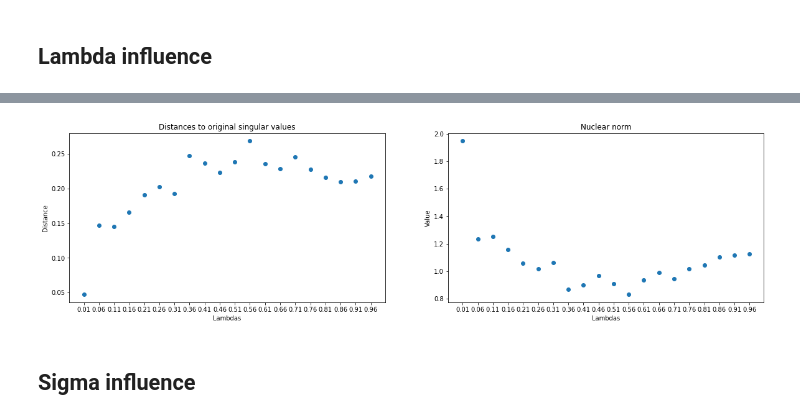
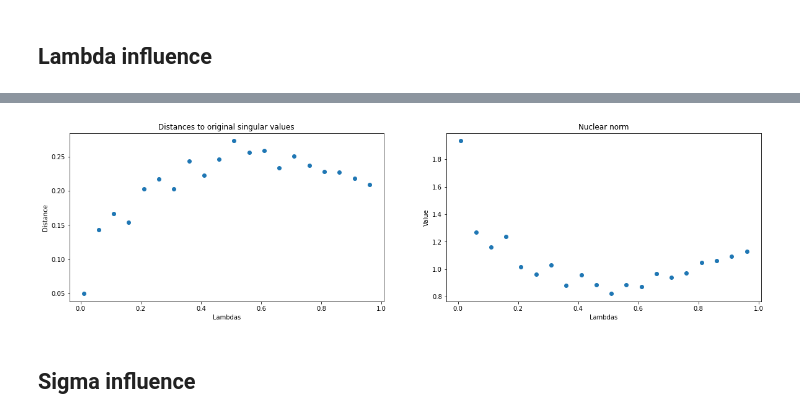
Before and after one commit to g-peltier/compress_project, a Jupyter notebook: scripts/Final.ipynb, the cells around one changed output, grey strips where cells are left out. Drawn from its saved outputs; the diff is of its cells as text; code cells hidden in the pictures.

```diff
--- a/scripts/Final.ipynb
+++ b/scripts/Final.ipynb
@@ -282,0 +357,15 @@ def proximal_descent(A, X, mu1, Y, mu2, t=0.1, l=0.1, sigma=0.1, n_steps=100, ve
+# %%
+r = 10
+
+sigma = 0.5
+A_truth = np.random.normal(size=(X_feature_size, Y_feature_size))
+U, s, V = svd(A_truth)
+
+s_flags = np.ones_like(s)
+s_flags[r:] = 0
+
+A_small_truth = U@np.diag(s*s_flags)@V
+
+Phi_truth = get_cost(X_truth, Y_truth, A_small_truth)
+a_truth, b_truth = Sinkhorn(mu_x, mu_y, Phi_truth, sigma=sigma)
+pi_truth = get_distr(a_truth, b_truth, Phi_truth, sigma=sigma)
@@ -282,0 +439,24 @@ def proximal_descent(A, X, mu1, Y, mu2, t=0.1, l=0.1, sigma=0.1, n_steps=100, ve
+# %%
+plt.figure(figsize=(20, 10))
+
+ax1 = plt.subplot(121)
+ax2 = plt.subplot(122)
+
+U, s, V = svd(A_truth)
+ax1.plot(s, label="Ground Truth")
+
+U, s, V = svd(A_small_truth)
+ax1.plot(s, label="Cropped Ground Truth")
+
+for key, item in A_all.items():
+    V, s, U  = svd(item)
+    ax1.plot(s, label=key)
+    ax2.plot(s, label=key)
+
+ax1.set_title("Signular values with original")
+ax1.legend(title='Lambda value:')
+ax2.set_title("Signular values without original")
+ax2.legend(title='Lambda value:')
+
+plt.suptitle("Added Regularisation by nuclear norm")
+plt.show()
@@ -434,23 +618,21 @@ for key, item in A_all_lambda.items():
 # %%
 plt.figure(figsize=(20, 5))
 
 ax = plt.subplot(121)
-ax.scatter(np.arange(len(A_all_lambda)), l2_dist)
+ax.scatter(A_all_lambda.keys(), l2_dist)
 ax.set_title("Distances to original singular values")
 ax.set_xlabel("Lambdas")
 ax.set_ylabel("Distance")
-ax.set_xticks(np.arange(len(A_all_lambda)), labels=A_all_lambda.keys())
 
 ax = plt.subplot(122)
-ax.scatter(np.arange(len(A_all_lambda)), nuclear_norms)
+ax.scatter(A_all_lambda.keys(), nuclear_norms)
 ax.set_title("Nuclear norm")
 ax.set_xlabel("Lambdas")
 ax.set_ylabel("Value")
-ax.set_xticks(np.arange(len(A_all_lambda)), labels=A_all_lambda.keys())
 
 plt.show()
 # %% [output]
-[figure, old version]
+[figure, new version]
 # %% [markdown]
 ## Sigma influence
 # %%
```
Also changed, not shown: parts of 20 cells of this notebook, 1 other file.
